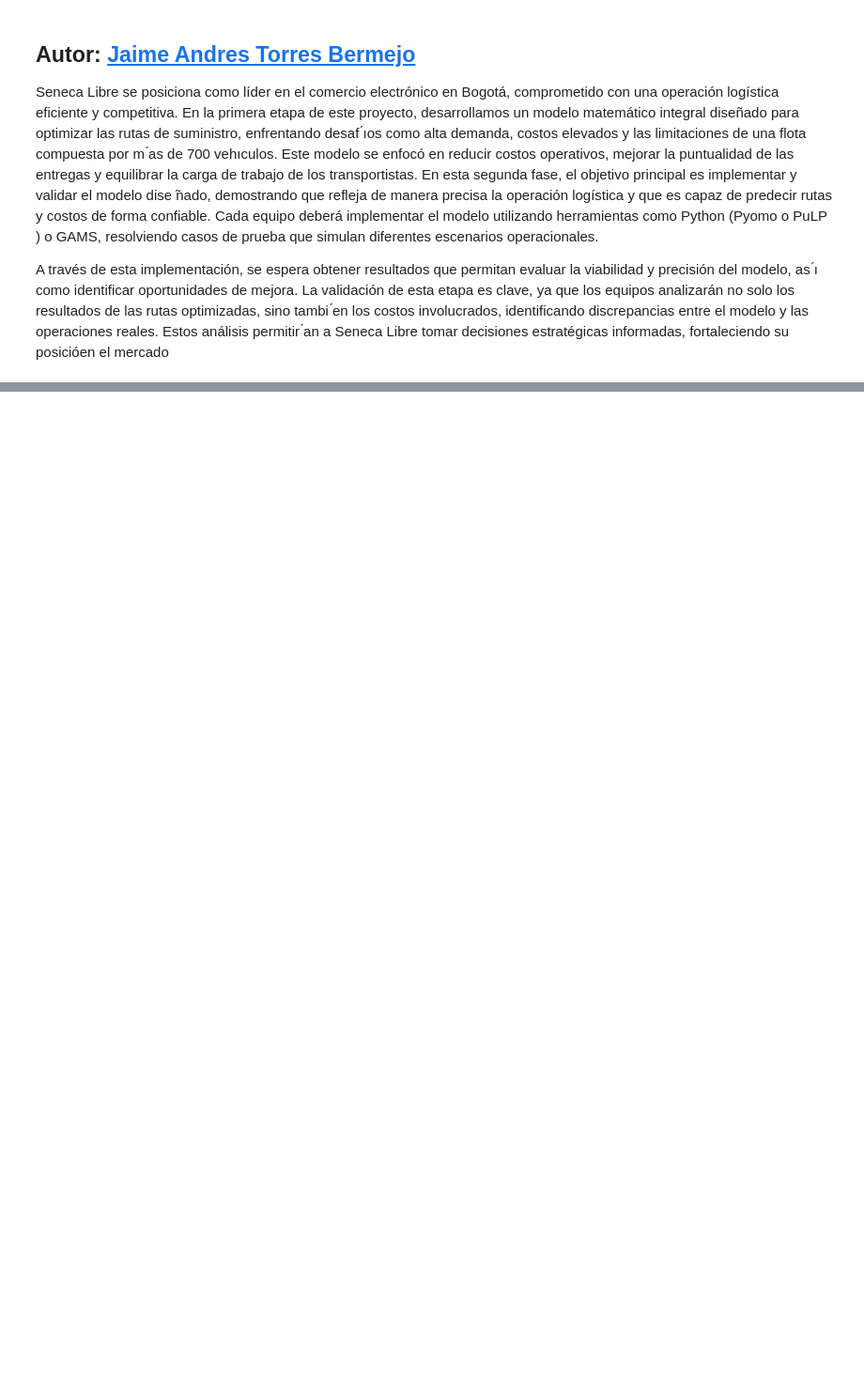
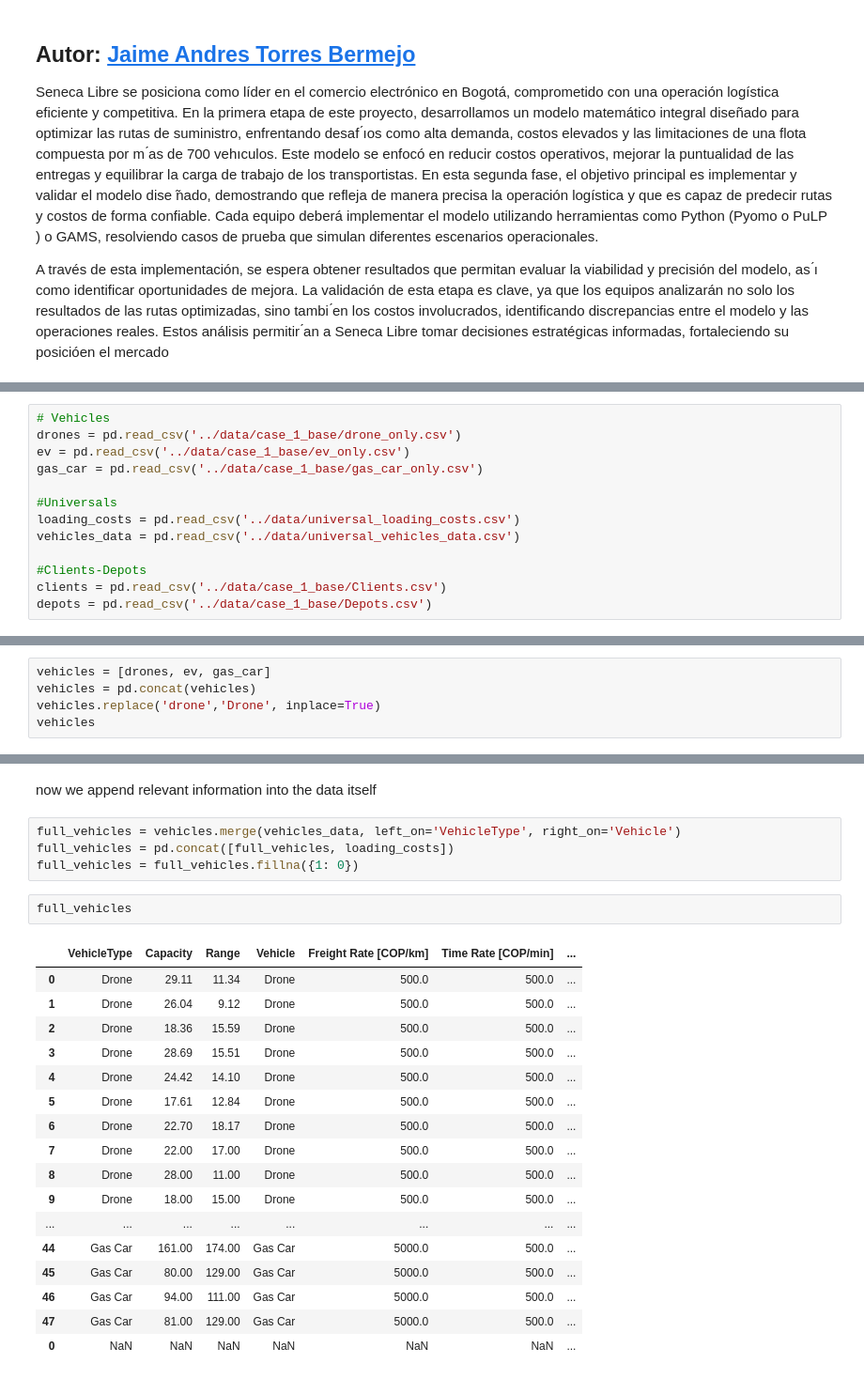
Before and after one commit to mews6/proj-MOS, a Jupyter notebook: src/part_two.ipynb, the cells around one changed output, grey strips where cells are left out. Shown at 94% size. Drawn from its saved outputs; the diff is of its cells as text; blank space fills up the shorter version.

Commit message:
add more data

```diff
--- a/src/part_two.ipynb
+++ b/src/part_two.ipynb
@@ -40,0 +41,13 @@ model = ConcreteModel()
+# %%
+# Vehicles
+drones = pd.read_csv('../data/case_1_base/drone_only.csv')
+ev = pd.read_csv('../data/case_1_base/ev_only.csv')
+gas_car = pd.read_csv('../data/case_1_base/gas_car_only.csv')
+
+#Universals
+loading_costs = pd.read_csv('../data/universal_loading_costs.csv')
+vehicles_data = pd.read_csv('../data/universal_vehicles_data.csv')
+
+#Clients-Depots
+clients = pd.read_csv('../data/case_1_base/Clients.csv')
+depots = pd.read_csv('../data/case_1_base/Depots.csv')
@@ -40,0 +58,5 @@ model = ConcreteModel()
+# %%
+vehicles = [drones, ev, gas_car]
+vehicles = pd.concat(vehicles)
+vehicles.replace('drone','Drone', inplace=True)
+vehicles
@@ -40,0 +77,26 @@ model = ConcreteModel()
+# %% [markdown]
+now we append relevant information into the data itself
+# %%
+full_vehicles = vehicles.merge(vehicles_data, left_on='VehicleType', right_on='Vehicle')
+full_vehicles = pd.concat([full_vehicles, loading_costs])
+full_vehicles = full_vehicles.fillna({1: 0})
+# %%
+full_vehicles
+# %% [output]
+|  | VehicleType | Capacity | Range | Vehicle | Freight Rate [COP/km] | Time Rate [COP/min] | ... |
+| 0 | Drone | 29.11 | 11.34 | Drone | 500.0 | 500.0 | ... |
+| 1 | Drone | 26.04 | 9.12 | Drone | 500.0 | 500.0 | ... |
+| 2 | Drone | 18.36 | 15.59 | Drone | 500.0 | 500.0 | ... |
+| 3 | Drone | 28.69 | 15.51 | Drone | 500.0 | 500.0 | ... |
+| 4 | Drone | 24.42 | 14.10 | Drone | 500.0 | 500.0 | ... |
+| 5 | Drone | 17.61 | 12.84 | Drone | 500.0 | 500.0 | ... |
+| 6 | Drone | 22.70 | 18.17 | Drone | 500.0 | 500.0 | ... |
+| 7 | Drone | 22.00 | 17.00 | Drone | 500.0 | 500.0 | ... |
+| 8 | Drone | 28.00 | 11.00 | Drone | 500.0 | 500.0 | ... |
+| 9 | Drone | 18.00 | 15.00 | Drone | 500.0 | 500.0 | ... |
+| ... | ... | ... | ... | ... | ... | ... | ... |
+| 44 | Gas Car | 161.00 | 174.00 | Gas Car | 5000.0 | 500.0 | ... |
+| 45 | Gas Car | 80.00 | 129.00 | Gas Car | 5000.0 | 500.0 | ... |
+| 46 | Gas Car | 94.00 | 111.00 | Gas Car | 5000.0 | 500.0 | ... |
+| 47 | Gas Car | 81.00 | 129.00 | Gas Car | 5000.0 | 500.0 | ... |
+| 0 | NaN | NaN | NaN | NaN | NaN | NaN | ... |
```
Also changed, not shown: parts of 8 cells of this notebook, 2 other files.
